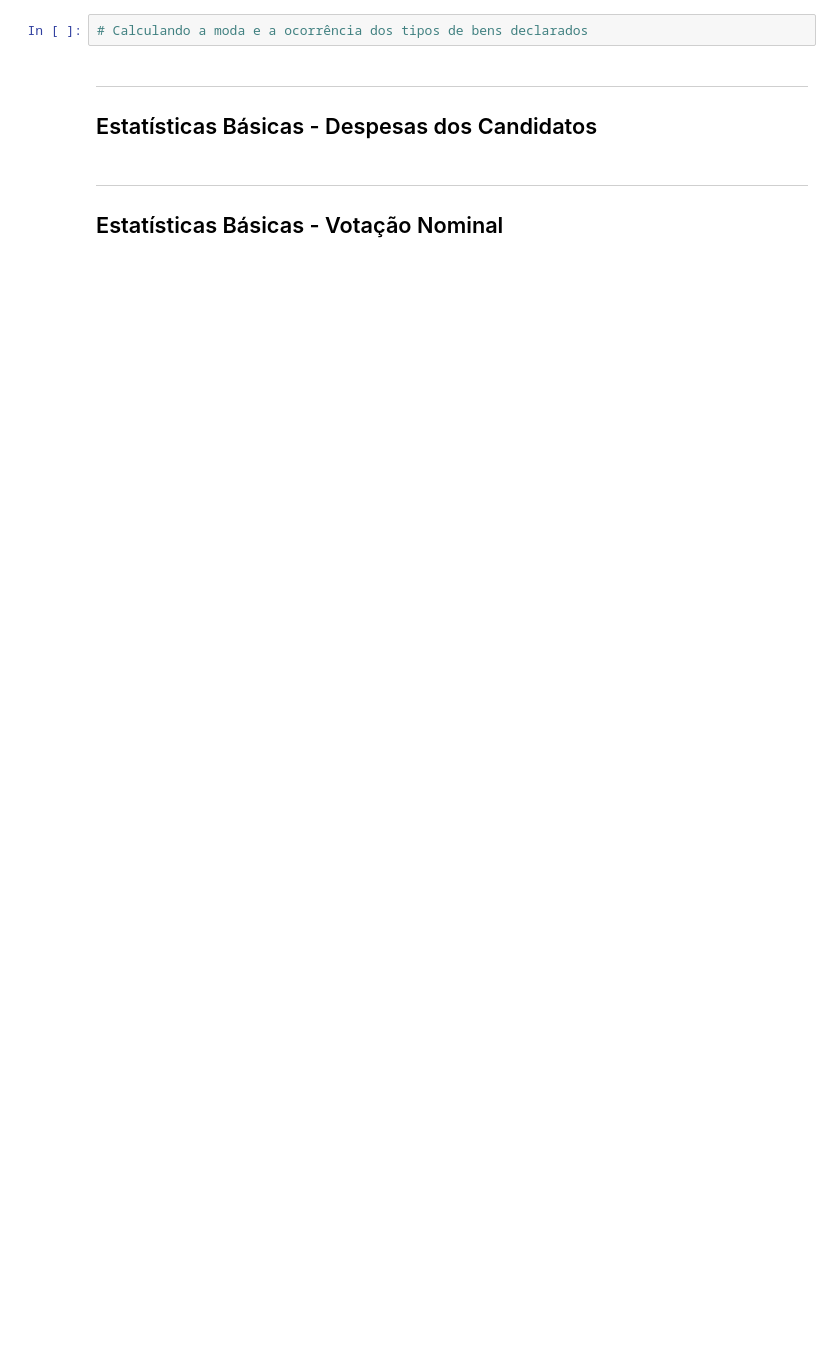
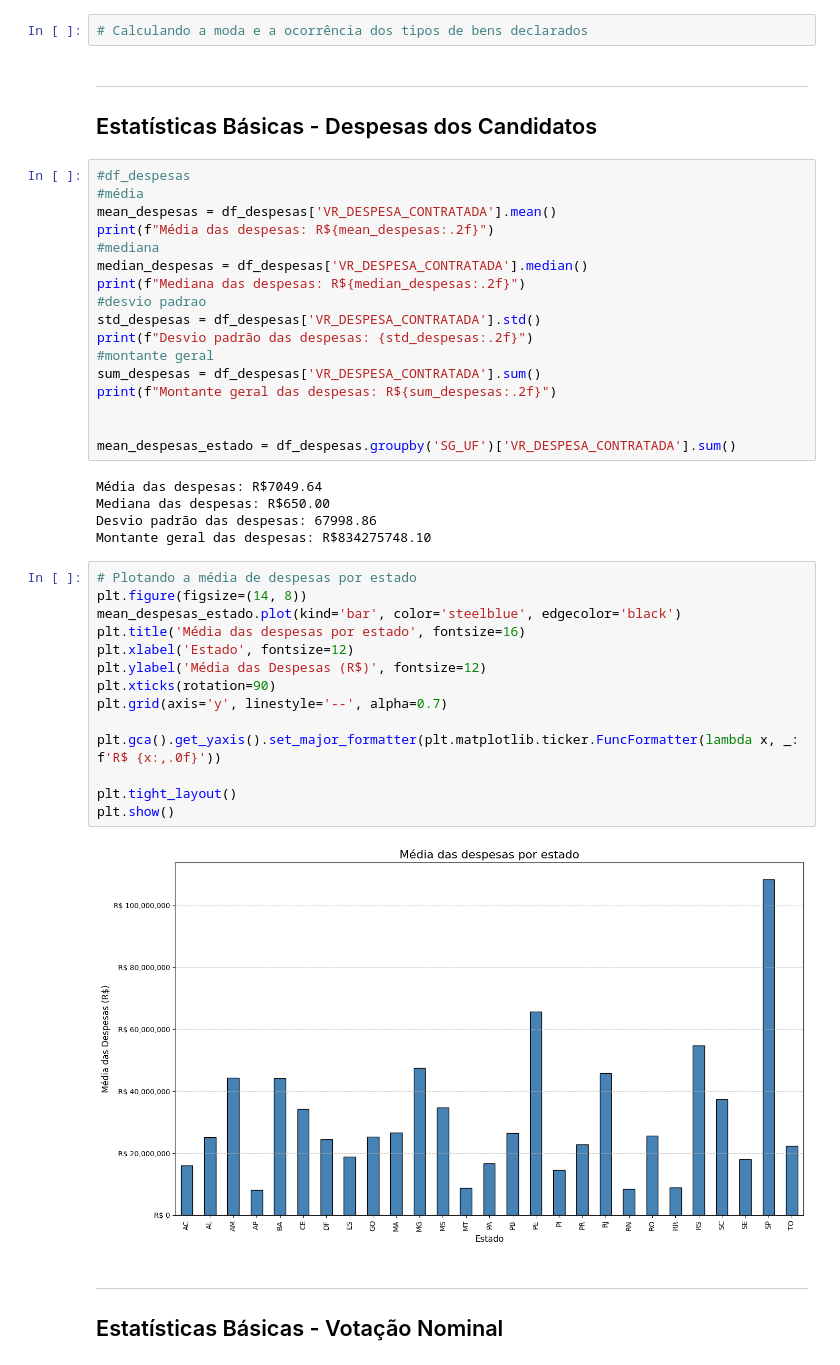
Before and after one commit to LucasTBandeira/GovAnalysis, a Jupyter notebook: eda.ipynb, the cells around one changed output. Cells and saved outputs as stored; diff of their text form; blank space fills up the shorter version.

Commit message:
Estatisticas basicas votacao e despesas

```diff
--- a/eda.ipynb
+++ b/eda.ipynb
@@ -84,6 +145,44 @@ for candidate, value in mean_by_candidate.items():
 # %% [markdown]
 ---
 ## Estatísticas Básicas - Despesas dos Candidatos
+# %%
+#df_despesas
+#média
+mean_despesas = df_despesas['VR_DESPESA_CONTRATADA'].mean()
+print(f"Média das despesas: R${mean_despesas:.2f}")
+#mediana
+median_despesas = df_despesas['VR_DESPESA_CONTRATADA'].median()
+print(f"Mediana das despesas: R${median_despesas:.2f}")
+#desvio padrao
+std_despesas = df_despesas['VR_DESPESA_CONTRATADA'].std()
+print(f"Desvio padrão das despesas: {std_despesas:.2f}")
+#montante geral
+sum_despesas = df_despesas['VR_DESPESA_CONTRATADA'].sum()
+print(f"Montante geral das despesas: R${sum_despesas:.2f}")
+
+
+mean_despesas_estado = df_despesas.groupby('SG_UF')['VR_DESPESA_CONTRATADA'].sum()
+# %% [output]
+Média das despesas: R$7049.64
+Mediana das despesas: R$650.00
+Desvio padrão das despesas: 67998.86
+Montante geral das despesas: R$834275748.10
+# %%
+# Plotando a média de despesas por estado
+plt.figure(figsize=(14, 8))
+mean_despesas_estado.plot(kind='bar', color='steelblue', edgecolor='black')
+plt.title('Média das despesas por estado', fontsize=16)
+plt.xlabel('Estado', fontsize=12)
+plt.ylabel('Média das Despesas (R$)', fontsize=12)
+plt.xticks(rotation=90)
+plt.grid(axis='y', linestyle='--', alpha=0.7)
+
+plt.gca().get_yaxis().set_major_formatter(plt.matplotlib.ticker.FuncFormatter(lambda x, _: f'R$ {x:,.0f}'))
+
+plt.tight_layout()
+plt.show()
+# %% [output]
+[figure, added]
 # %% [markdown]
 ---
 ## Estatísticas Básicas - Votação Nominal
```
Also changed, not shown: parts of 10 cells of this notebook.
